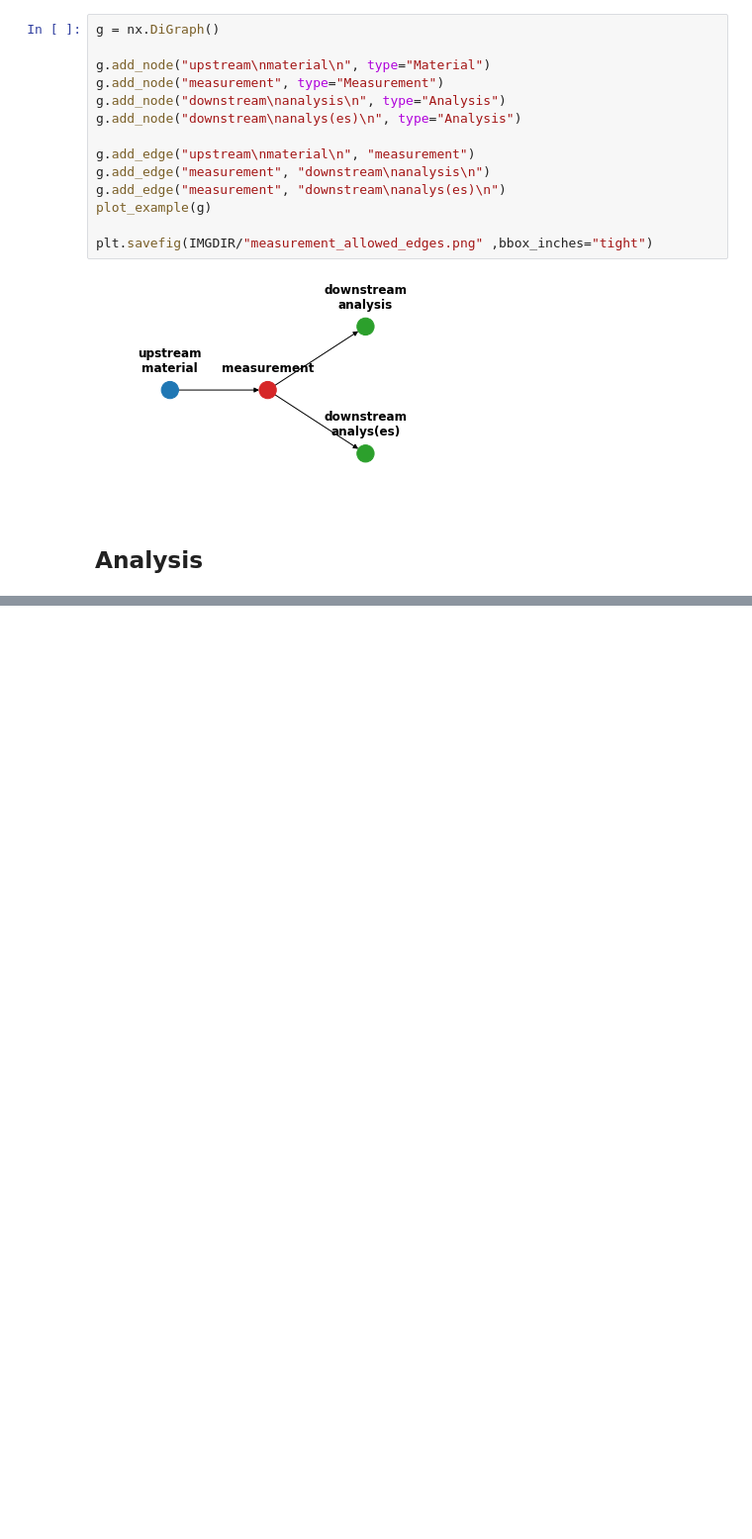
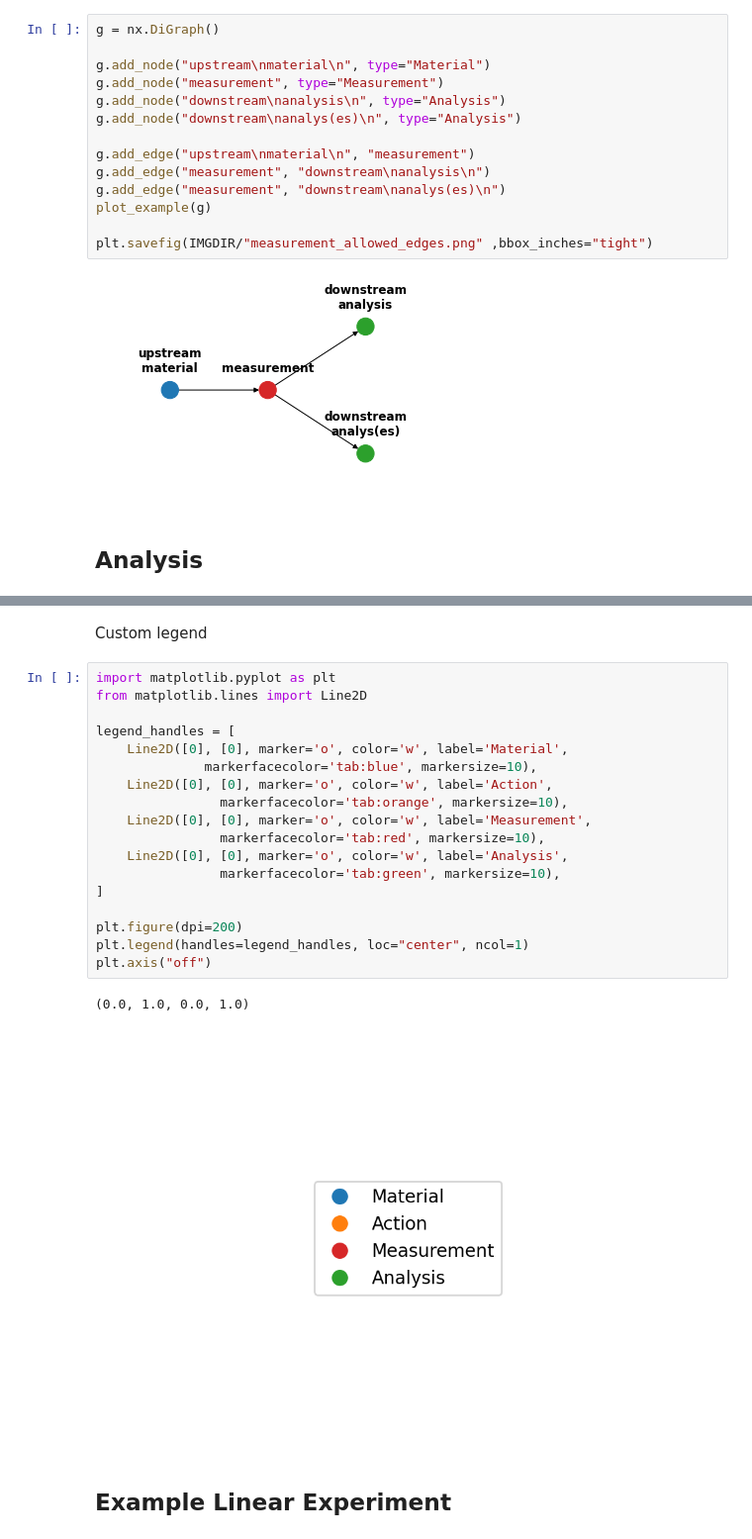
Before and after one commit to rekumar/labgraph, a Jupyter notebook: docs/figures.ipynb, the cells around one changed output, grey strips where cells are left out. Shown at 99% size. Drawn from its saved outputs; the diff is of its cells as text; blank space fills up the shorter version.

```diff
--- a/docs/figures.ipynb
+++ b/docs/figures.ipynb
@@ -285,0 +309,25 @@ plt.savefig(IMGDIR/"analysis_allowed_edges.png" ,bbox_inches="tight")
+# %% [markdown]
+Custom legend
+# %%
+import matplotlib.pyplot as plt
+from matplotlib.lines import Line2D
+
+legend_handles = [
+    Line2D([0], [0], marker='o', color='w', label='Material',
+              markerfacecolor='tab:blue', markersize=10),
+    Line2D([0], [0], marker='o', color='w', label='Action',
+                markerfacecolor='tab:orange', markersize=10),
+    Line2D([0], [0], marker='o', color='w', label='Measurement',
+                markerfacecolor='tab:red', markersize=10),
+    Line2D([0], [0], marker='o', color='w', label='Analysis',
+                markerfacecolor='tab:green', markersize=10),
+]
+
+plt.figure(dpi=200)
+plt.legend(handles=legend_handles, loc="center", ncol=1)
+plt.axis("off")
+# %% [output]
+(0.0, 1.0, 0.0, 1.0)
+[figure, added]
+# %% [markdown]
+## Example Linear Experiment
```
Also changed, not shown: parts of 20 cells of this notebook, 11 other files.
